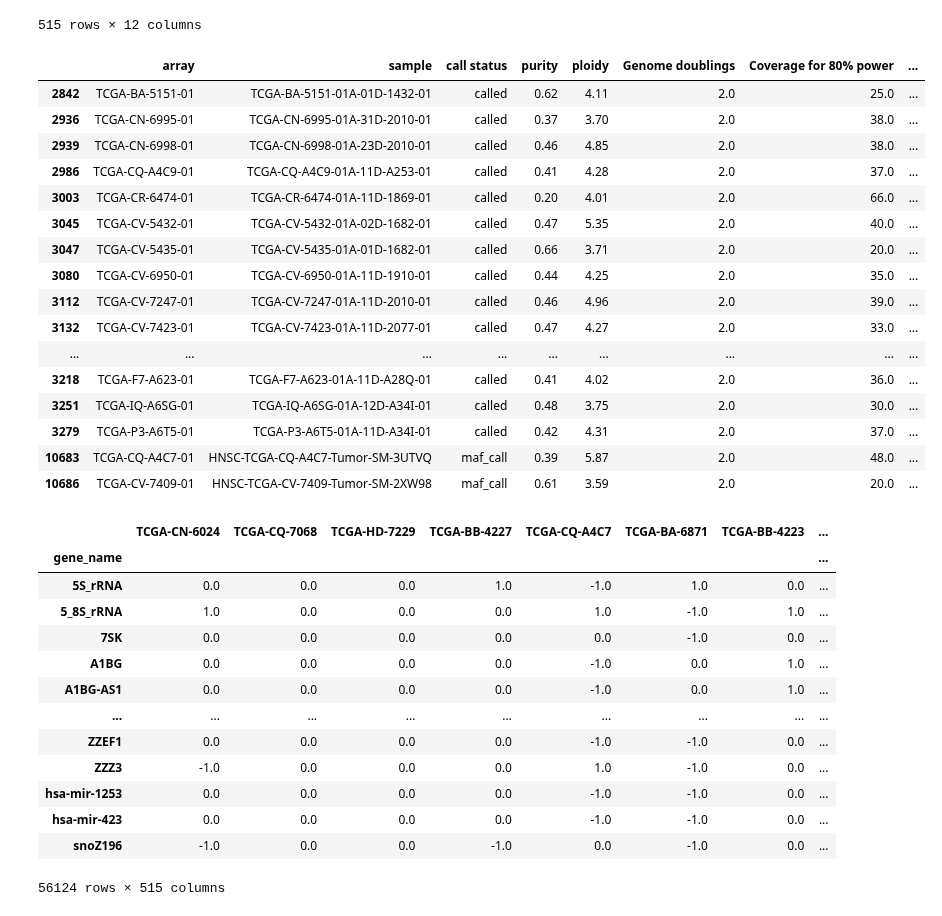
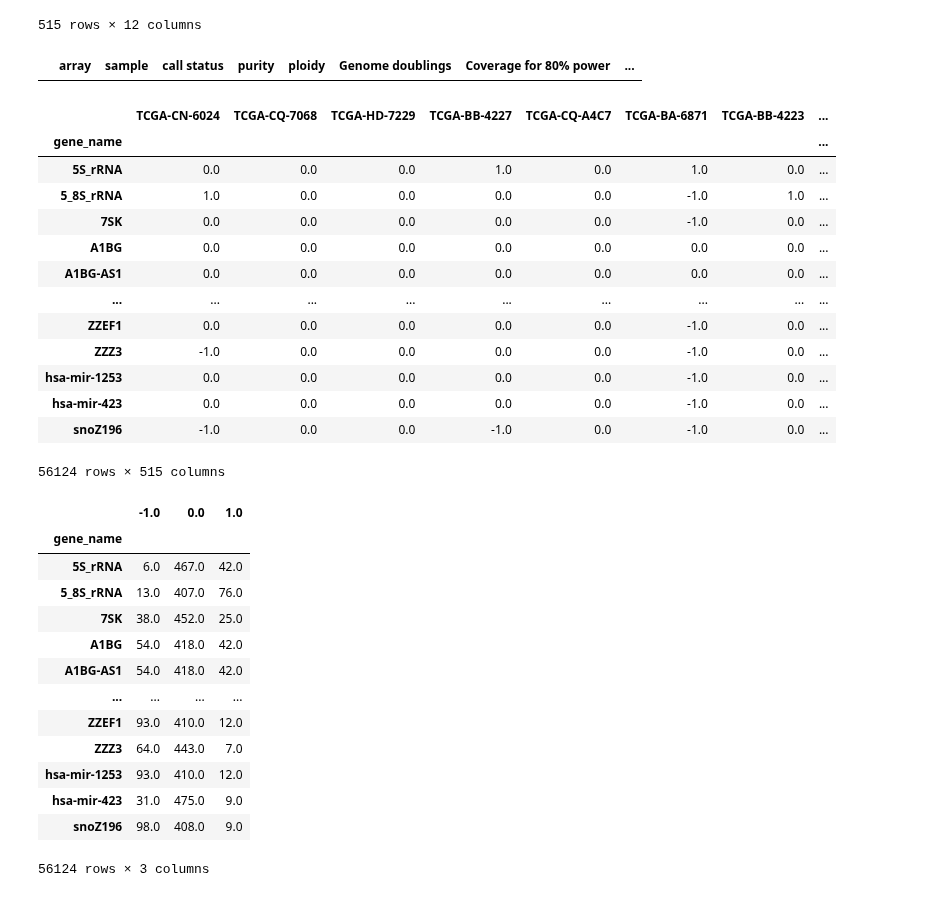
Before and after one commit to Harrison-Q-Ma/BNFO285_Projects, a Jupyter notebook: project_4/Wenshu/process_TCGA-HNSC_cnv.ipynb, the cells around one changed output. Cells and saved outputs as stored; diff of their text form; code cells hidden in the pictures.

```diff
--- a/project_4/Wenshu/process_TCGA-HNSC_cnv.ipynb
+++ b/project_4/Wenshu/process_TCGA-HNSC_cnv.ipynb
@@ -4,5 +5,5 @@ import os
 # %%
-sample_sheet = pd.read_csv("~/Desktop/gdc_sample_sheet.2025-05-20.tsv", sep = "\t")
+sample_sheet = pd.read_csv("~/Desktop/gdc_sample_sheet.2025-05-24.tsv", sep = "\t")
 sample_sheet['patient_id'] = sample_sheet['Case ID'].str.split(',', n=1).str[0]
 sample_sheet
 # %% [output]
@@ -22,36 +23,17 @@ sample_sheet
 # %%
 sample_info = pd.read_csv("~/Desktop/TCGA_mastercalls.abs_tables_JSedit.fixed.txt", sep = "\t")
 sample_info['patient_id'] = (
     sample_info['array']
       .str.split('-')
       .str[:3]
       .str.join('-')
 )
 sample_info = sample_info[sample_info['patient_id'].isin(sample_sheet['patient_id'])]
-sample_info[sample_info["Genome doublings"] == 2]
+sample_info[sample_info["ploidy"] == 0]
 # %% [output]
 |  | array | sample | call status | purity | ploidy | Genome doublings | Coverage for 80% power | ... |
-| 2842 | TCGA-BA-5151-01 | TCGA-BA-5151-01A-01D-1432-01 | called | 0.62 | 4.11 | 2.0 | 25.0 | ... |
-| 2936 | TCGA-CN-6995-01 | TCGA-CN-6995-01A-31D-2010-01 | called | 0.37 | 3.70 | 2.0 | 38.0 | ... |
-| 2939 | TCGA-CN-6998-01 | TCGA-CN-6998-01A-23D-2010-01 | called | 0.46 | 4.85 | 2.0 | 38.0 | ... |
-| 2986 | TCGA-CQ-A4C9-01 | TCGA-CQ-A4C9-01A-11D-A253-01 | called | 0.41 | 4.28 | 2.0 | 37.0 | ... |
-| 3003 | TCGA-CR-6474-01 | TCGA-CR-6474-01A-11D-1869-01 | called | 0.20 | 4.01 | 2.0 | 66.0 | ... |
-| 3045 | TCGA-CV-5432-01 | TCGA-CV-5432-01A-02D-1682-01 | called | 0.47 | 5.35 | 2.0 | 40.0 | ... |
-| 3047 | TCGA-CV-5435-01 | TCGA-CV-5435-01A-01D-1682-01 | called | 0.66 | 3.71 | 2.0 | 20.0 | ... |
-| 3080 | TCGA-CV-6950-01 | TCGA-CV-6950-01A-11D-1910-01 | called | 0.44 | 4.25 | 2.0 | 35.0 | ... |
-| 3112 | TCGA-CV-7247-01 | TCGA-CV-7247-01A-11D-2010-01 | called | 0.46 | 4.96 | 2.0 | 39.0 | ... |
-| 3132 | TCGA-CV-7423-01 | TCGA-CV-7423-01A-11D-2077-01 | called | 0.47 | 4.27 | 2.0 | 33.0 | ... |
-| ... | ... | ... | ... | ... | ... | ... | ... | ... |
-| 3218 | TCGA-F7-A623-01 | TCGA-F7-A623-01A-11D-A28Q-01 | called | 0.41 | 4.02 | 2.0 | 36.0 | ... |
-| 3251 | TCGA-IQ-A6SG-01 | TCGA-IQ-A6SG-01A-12D-A34I-01 | called | 0.48 | 3.75 | 2.0 | 30.0 | ... |
-| 3279 | TCGA-P3-A6T5-01 | TCGA-P3-A6T5-01A-11D-A34I-01 | called | 0.42 | 4.31 | 2.0 | 37.0 | ... |
-| 10683 | TCGA-CQ-A4C7-01 | HNSC-TCGA-CQ-A4C7-Tumor-SM-3UTVQ | maf_call | 0.39 | 5.87 | 2.0 | 48.0 | ... |
-| 10686 | TCGA-CV-7409-01 | HNSC-TCGA-CV-7409-Tumor-SM-2XW98 | maf_call | 0.61 | 3.59 | 2.0 | 20.0 | ... |
 # %%
 base_dir = os.path.expanduser("~/Desktop/cnv/")
-
-import pandas as pd
-import os
 
 status_dict = {}
 
@@ -67,9 +49,9 @@ for patient in sample_sheet["patient_id"].unique():
 
     ploidy = sample_info.loc[sample_info["patient_id"] == patient, "ploidy"].iloc[0]
 
-    df['cnv_status'] = df['copy_number'].apply(
-        lambda x: 1 if x >= ploidy + 0.5
-                  else (-1 if x <= ploidy - 0.5
+    df['cnv_status'] = df['copy_number'].dropna().apply(
+        lambda x: 1 if np.log2((x+1e-6)/ploidy) >= 0.5
+                  else (-1 if np.log2((x+1e-6)/ploidy) <= -0.5
                         else 0)
     )
 
@@ -81,18 +63,36 @@ cnv_status_df
 # %% [output]
 |  | TCGA-CN-6024 | TCGA-CQ-7068 | TCGA-HD-7229 | TCGA-BB-4227 | TCGA-CQ-A4C7 | TCGA-BA-6871 | TCGA-BB-4223 | ... |
 | gene_name |  |  |  |  |  |  |  | ... |
-| 5S_rRNA | 0.0 | 0.0 | 0.0 | 1.0 | -1.0 | 1.0 | 0.0 | ... |
-| 5_8S_rRNA | 1.0 | 0.0 | 0.0 | 0.0 | 1.0 | -1.0 | 1.0 | ... |
+| 5S_rRNA | 0.0 | 0.0 | 0.0 | 1.0 | 0.0 | 1.0 | 0.0 | ... |
+| 5_8S_rRNA | 1.0 | 0.0 | 0.0 | 0.0 | 0.0 | -1.0 | 1.0 | ... |
 | 7SK | 0.0 | 0.0 | 0.0 | 0.0 | 0.0 | -1.0 | 0.0 | ... |
-| A1BG | 0.0 | 0.0 | 0.0 | 0.0 | -1.0 | 0.0 | 1.0 | ... |
-| A1BG-AS1 | 0.0 | 0.0 | 0.0 | 0.0 | -1.0 | 0.0 | 1.0 | ... |
+| A1BG | 0.0 | 0.0 | 0.0 | 0.0 | 0.0 | 0.0 | 0.0 | ... |
+| A1BG-AS1 | 0.0 | 0.0 | 0.0 | 0.0 | 0.0 | 0.0 | 0.0 | ... |
 | ... | ... | ... | ... | ... | ... | ... | ... | ... |
-| ZZEF1 | 0.0 | 0.0 | 0.0 | 0.0 | -1.0 | -1.0 | 0.0 | ... |
-| ZZZ3 | -1.0 | 0.0 | 0.0 | 0.0 | 1.0 | -1.0 | 0.0 | ... |
-| hsa-mir-1253 | 0.0 | 0.0 | 0.0 | 0.0 | -1.0 | -1.0 | 0.0 | ... |
-| hsa-mir-423 | 0.0 | 0.0 | 0.0 | 0.0 | -1.0 | -1.0 | 0.0 | ... |
+| ZZEF1 | 0.0 | 0.0 | 0.0 | 0.0 | 0.0 | -1.0 | 0.0 | ... |
+| ZZZ3 | -1.0 | 0.0 | 0.0 | 0.0 | 0.0 | -1.0 | 0.0 | ... |
+| hsa-mir-1253 | 0.0 | 0.0 | 0.0 | 0.0 | 0.0 | -1.0 | 0.0 | ... |
+| hsa-mir-423 | 0.0 | 0.0 | 0.0 | 0.0 | 0.0 | -1.0 | 0.0 | ... |
 | snoZ196 | -1.0 | 0.0 | 0.0 | -1.0 | 0.0 | -1.0 | 0.0 | ... |
 56124 rows × 515 columns
+# %%
+counts = cnv_status_df.apply(lambda row: row.value_counts(), axis=1)
+counts
+# %% [output]
+|  | -1.0 | 0.0 | 1.0 |
+| gene_name |  |  |  |
+| 5S_rRNA | 6.0 | 467.0 | 42.0 |
+| 5_8S_rRNA | 13.0 | 407.0 | 76.0 |
+| 7SK | 38.0 | 452.0 | 25.0 |
+| A1BG | 54.0 | 418.0 | 42.0 |
+| A1BG-AS1 | 54.0 | 418.0 | 42.0 |
+| ... | ... | ... | ... |
+| ZZEF1 | 93.0 | 410.0 | 12.0 |
+| ZZZ3 | 64.0 | 443.0 | 7.0 |
+| hsa-mir-1253 | 93.0 | 410.0 | 12.0 |
+| hsa-mir-423 | 31.0 | 475.0 | 9.0 |
+| snoZ196 | 98.0 | 408.0 | 9.0 |
+56124 rows × 3 columns
 # %%
 na_frac = cnv_status_df.isna().mean(axis=1)
 filtered_cnv_status = cnv_status_df[na_frac <= 0.2]
```
Also changed, not shown: parts of 3 cells of this notebook, 1 other file.
